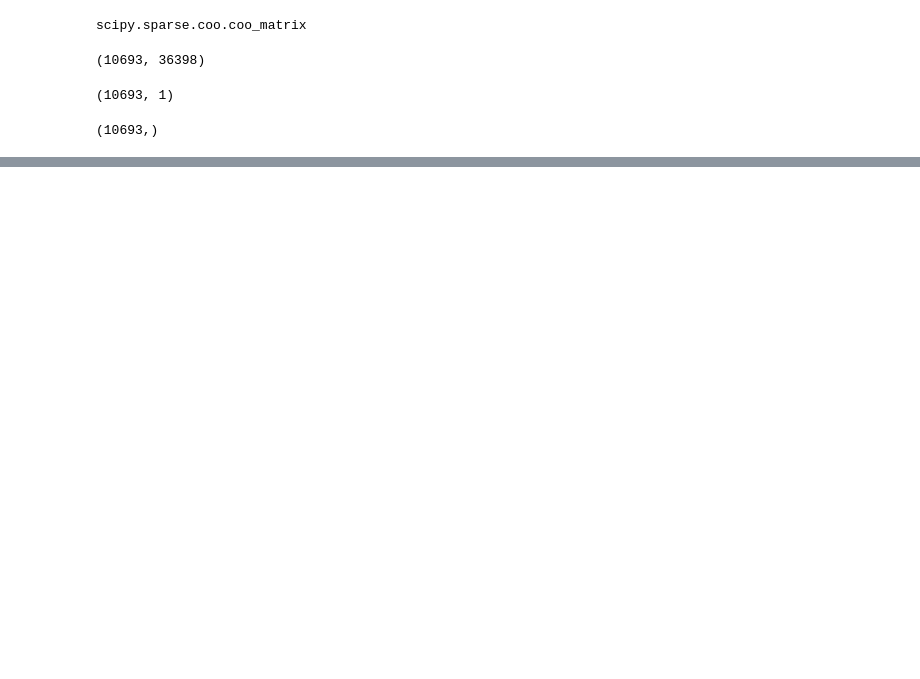
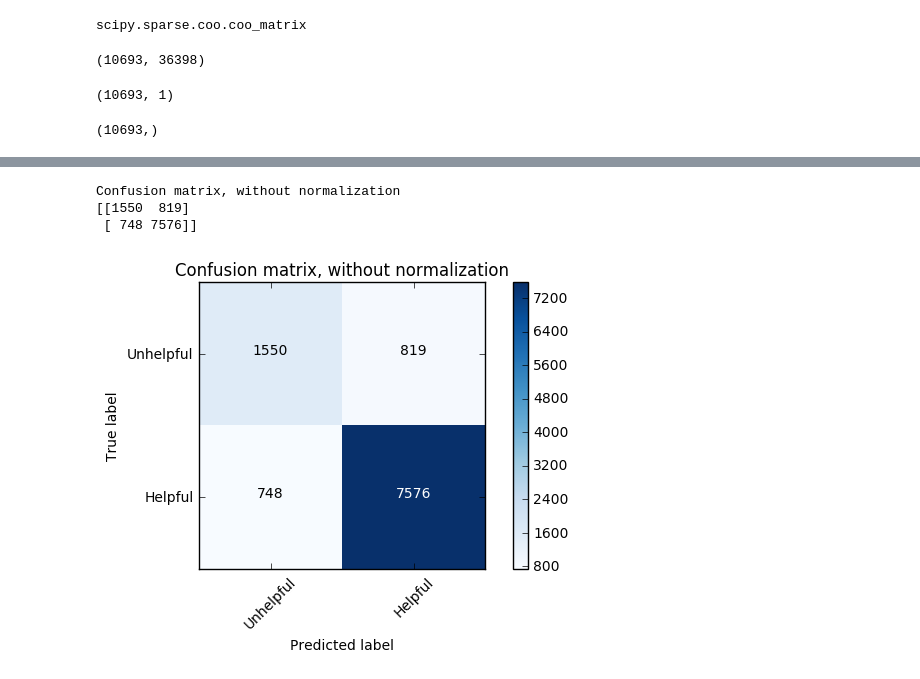
Before and after one commit to cipri-tom/ADA_project, a Jupyter notebook: predicting_helpfulness_small.ipynb, the cells around one changed output, grey strips where cells are left out. Cells and saved outputs as stored; diff of their text form; code cells hidden in the pictures; blank space fills up the shorter version.

```diff
--- a/predicting_helpfulness_small.ipynb
+++ b/predicting_helpfulness_small.ipynb
@@ -322,0 +356,2 @@ s_cm = confusion_matrix(s_Y, s_y_pred_svc)
+# %%
+s_y_pred_lr = cross_val_predict(s_cllr, s_X, s_Y, cv=shuffle, n_jobs=-1)
@@ -322,0 +364,2 @@ s_cm = confusion_matrix(s_Y, s_y_pred_svc)
+# %%
+s_cm_lr = confusion_matrix(s_Y, s_y_pred_lr)
@@ -356 +414,12 @@ def plot_confusion_matrix(cm, classes,
+# %%
+# Plot non-normalized confusion matrix -- Logistic regression
+plt.figure()
+plot_confusion_matrix(s_cm_lr, classes=['Unhelpful', 'Helpful'],
+                      title='Confusion matrix, without normalization')
+plt.show()
+# %% [output]
+Confusion matrix, without normalization
+[[1550  819]
+ [ 748 7576]]
+[figure, added]
 # %%
```
Also changed, not shown: parts of 112 cells of this notebook, 2 other files.
